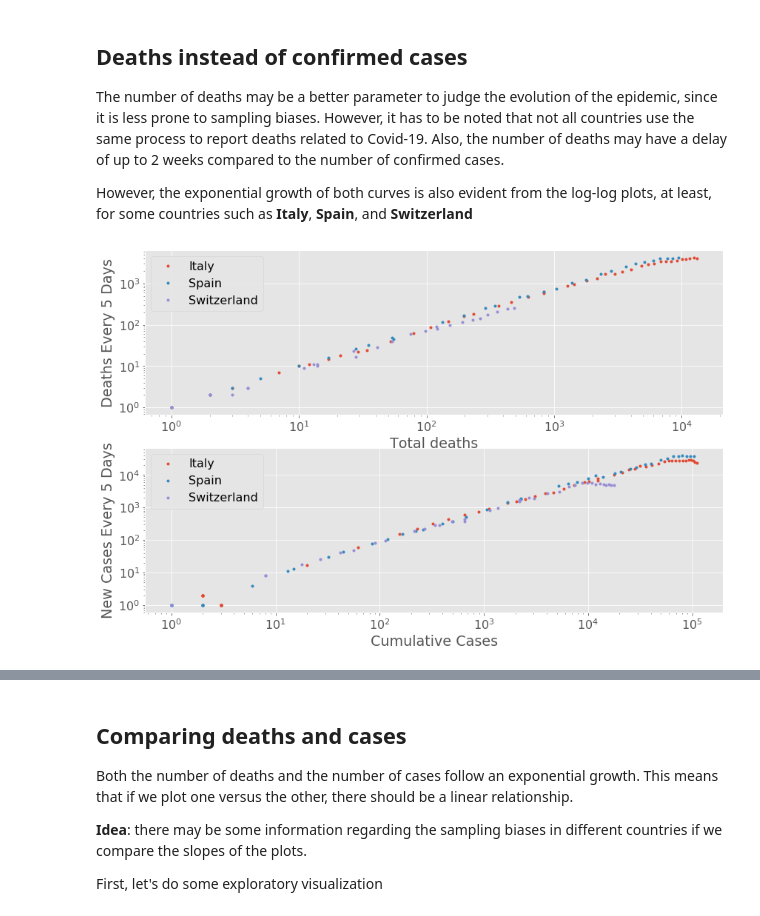
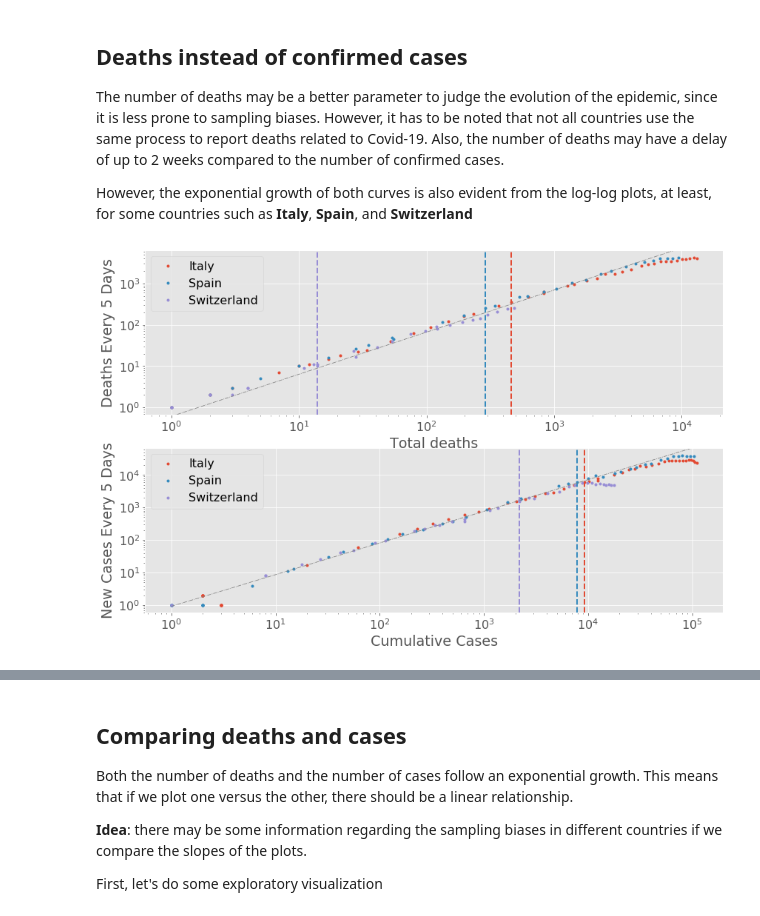
Before and after one commit to aquilesC/Covid-19-Jupyter-Notebook, a Jupyter notebook: Covid_Time_Series.ipynb, the cells around one changed output, grey strips where cells are left out. Saved outputs shown, nothing was run; the diff lists cells and outputs as text; code cells hidden in the pictures.

Commit message:
Added plots of deaths, global plots, added lockdowns for deaths and log-log plots

```diff
--- a/Covid_Time_Series.ipynb
+++ b/Covid_Time_Series.ipynb
@@ -226,6 +226,7 @@ lockdowns = {
     'Germany': datetime(2020, 3, 16),
     'Argentina': datetime(2020, 3, 20),
     'United Kingdom': datetime(2020, 3, 23),
+    'Switzerland': datetime(2020, 3, 16),
 }
 # %%
 ax = italy.plot(logy=True, title='Country comparison including lockdown dates shifted accordingly')
@@ -479,3 +480,12 @@ plt.plot(plot_range, np.polyval(us_fit, plot_range), '-')
 # %% [output]
 [<matplotlib.lines.Line2D at 0x...>]
 [figure]
+# %%
+country = 'US'
+to_fit_x = np.log10(deaths_data[country])
+to_fit_y = np.log10(new_deads_5_days[country])
+us_deaths_fit = np.polyfit(to_fit_x[43:], to_fit_y[43:], 1)
+plt.plot(to_fit_x, to_fit_y, '.')
+plt.plot(to_fit_x[43:], to_fit_y[43:], '.')
+plot_range = (0, max(to_fit_x))
+plt.plot(plot_range, np.polyval(us_deaths_fit, plot_range), '-')
@@ -558,6 +571,6 @@ list(plt.rcParams['axes.prop_cycle'])[0]['color']
 Countries more to the north in Europe have a different trend. The **UK** and **Germany** have followed an exponential growth in the number of cases for a longer period. Germany seems to be slowly departing from that trend, and the number of new cases seems to be plateauing. **The Netherlands** managed to have a slower growth compared to the US and may be slowing down the increase in numbers, but it is too early to draw any conclusions.
 # %%
-countries = ['Netherlands', 'Germany', 'United Kingdom']
+countries = ['Netherlands', 'Germany', 'United Kingdom', 'Switzerland']
 fig, ax = plt.subplots(1)
 for country in countries:
     ax.plot(sick_data[country], new_cases_5_days[country],  '.')
@@ -583,5 +596,5 @@ t = ax.text(.25, .15, text, transform=ax.transAxes, fontsize=14, bbox=props)
 lockdown_text = 'Vertical lines depict the moment a \nlockdown-like measure was enforced'
 t1 = ax.text(.4, .9, lockdown_text, transform=ax.transAxes, fontsize=14, bbox=props)
 if SAVE_FIGURES:
-    plt.savefig('Figures/Europe_Net_Ger_UK_Log_Log_New_Cumulative_5_days.png')
+    plt.savefig('Figures/Europe_Net_Ger_UK_Swi_Log_Log_New_Cumulative_5_days.png')
 # %% [output]
@@ -760,20 +773,39 @@ However, the exponential growth of both curves is also evident from the log-log
 # %%
 countries = ['Italy', 'Spain', 'Switzerland']
 fig, ax = plt.subplots(2, 1)
 for country in countries:
     ax[0].plot(deaths_data[country], new_deads_5_days[country],  '.')
     ax[1].plot(sick_data[country], new_cases_5_days[country],  '.')
+
+for i, country in enumerate(countries):
+    if country in lockdowns:
+        ld = deaths_data[country][lockdowns[country]]
+        ax[0].axvline(x=ld, linestyle='--', color=list(plt.rcParams['axes.prop_cycle'])[i]['color'])
+        ld = sick_data[country][lockdowns[country]]
+        ax[1].axvline(x=ld, linestyle='--', color=list(plt.rcParams['axes.prop_cycle'])[i]['color'])
 ax[0].set_ylabel('Deaths Every 5 Days')
 ax[0].set_xlabel('Total deaths')
 ax[0].set_yscale('log')
 ax[0].set_xscale('log')
 ax[0].legend(countries)
+xlim = ax[0].get_xlim()
+ylim = ax[0].get_ylim()
+ax[0].plot((1, 1E6), 10**np.polyval(us_deaths_fit, (0, 6)), '-.', linewidth=.8, color='grey')
+ax[0].set_xlim(xlim)
+ax[0].set_ylim(ylim)
+
 ax[1].set_ylabel('New Cases Every 5 Days')
 ax[1].set_xlabel('Cumulative Cases')
 ax[1].set_yscale('log')
 ax[1].set_xscale('log')
+xlim = ax[1].get_xlim()
+ylim = ax[1].get_ylim()
+ax[1].plot((1, 1E6), 10**np.polyval(us_fit, (0, 6)), '-.', linewidth=.8, color='grey')
+ax[1].set_xlim(xlim)
+ax[1].set_ylim(ylim)
+
 ax[1].legend(countries)
 if SAVE_FIGURES:
-    plt.savefig('Figures/Europe_Deaths_Log_Log_New_Cumulative_5_days.png')
+    plt.savefig('Figures/Europe_Ita_Spa_Swi_Deaths_Log_Log_New_Cumulative_5_days.png')
 # %% [output]
-[figure, old version]
+[figure, new version]
```
Also changed, not shown: parts of 15 cells of this notebook, 19 other files.
